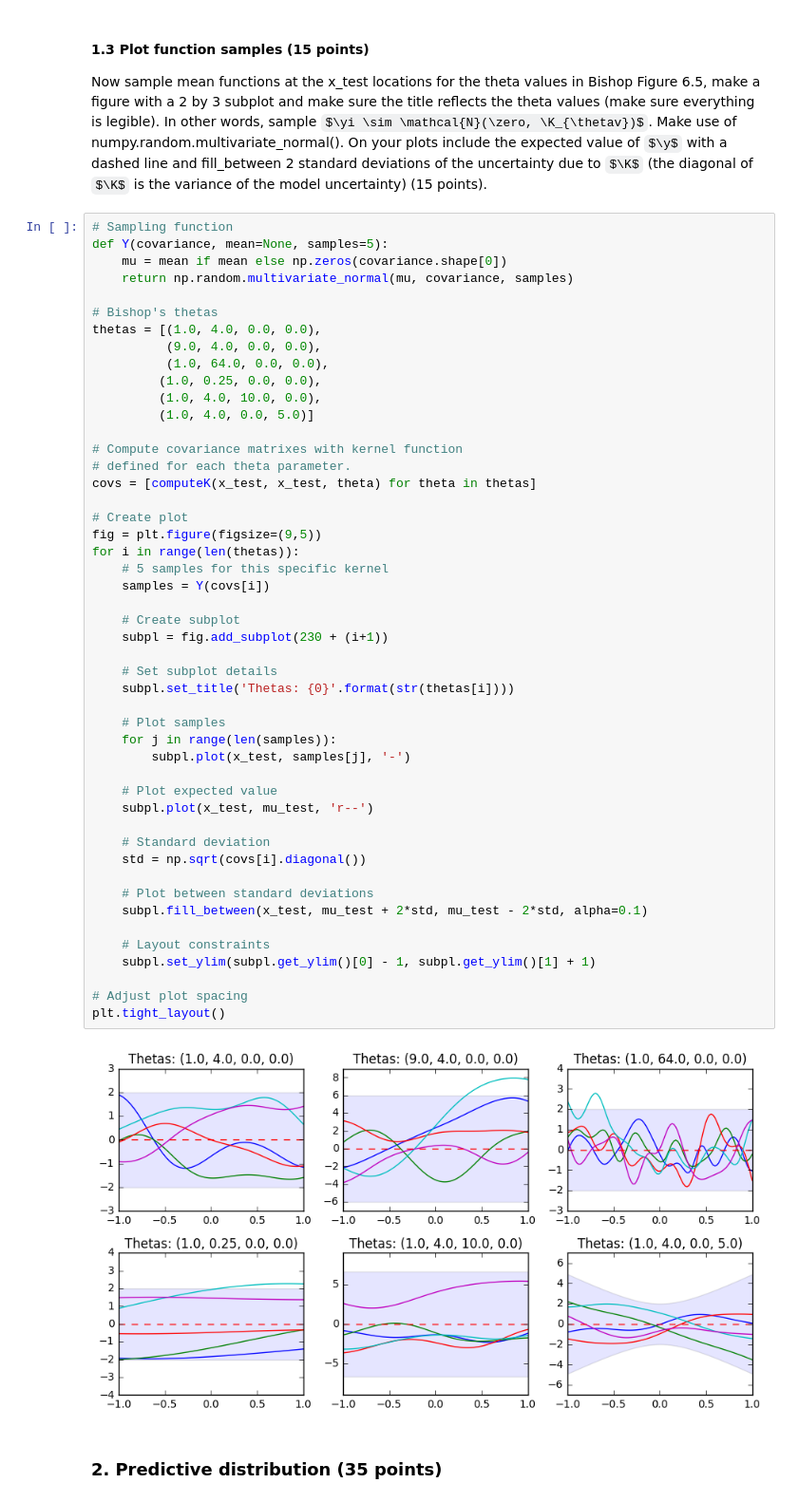
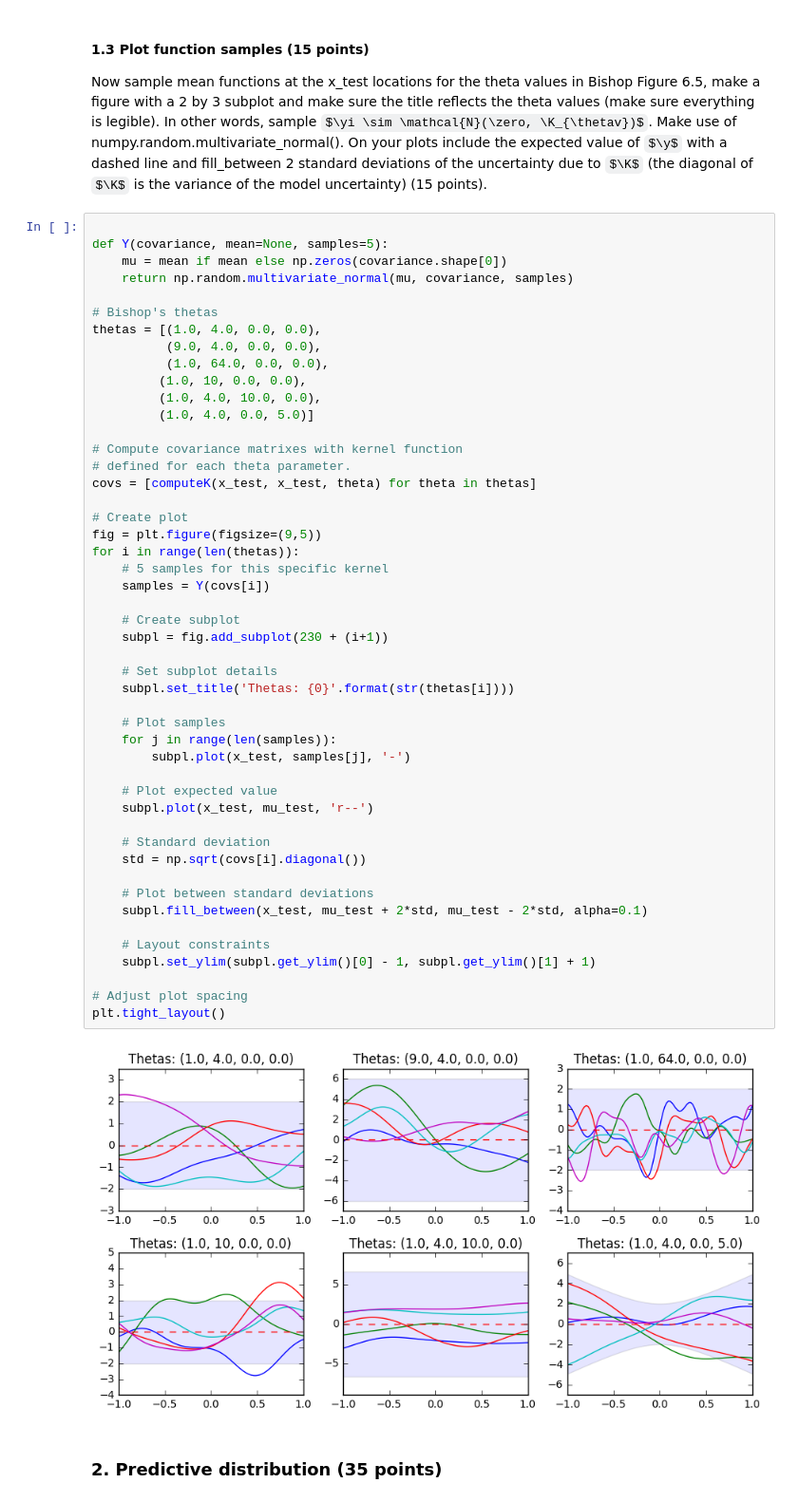
Before and after one commit to Vasileios-Charatsidis/machine_learning_1_labs, a Jupyter notebook: hw3/Lab3_KIANFAR_MIRONENCO.ipynb, the cells around one changed output. Shown at 95% size. Saved outputs shown, nothing was run; the diff lists cells and outputs as text; some formulas as TeX source.

```diff
--- a/hw3/Lab3_KIANFAR_MIRONENCO.ipynb
+++ b/hw3/Lab3_KIANFAR_MIRONENCO.ipynb
@@ -116,7 +116,7 @@ def computeK(X1, X2, thetas):
 #### 1.3 Plot function samples (15 points)
 Now sample mean functions at the x_test locations for the theta values in Bishop Figure 6.5, make a figure with a 2 by 3 subplot and make sure the title reflects the theta values (make sure everything is legible).  In other words, sample $\yi \sim \mathcal{N}(\zero, \K_{\thetav})$.  Make use of numpy.random.multivariate_normal().  On your plots include the expected value of $\y$ with a dashed line and fill_between 2 standard deviations of the uncertainty due to $\K$ (the diagonal of $\K$ is the variance of the model uncertainty) (15 points).
 # %%
-# Sampling function
+
 def Y(covariance, mean=None, samples=5):
     mu = mean if mean else np.zeros(covariance.shape[0])
     return np.random.multivariate_normal(mu, covariance, samples)
@@ -125,7 +125,7 @@ def Y(covariance, mean=None, samples=5):
 thetas = [(1.0, 4.0, 0.0, 0.0),
           (9.0, 4.0, 0.0, 0.0),
           (1.0, 64.0, 0.0, 0.0),
-         (1.0, 0.25, 0.0, 0.0),
+         (1.0, 10, 0.0, 0.0),
          (1.0, 4.0, 10.0, 0.0),
          (1.0, 4.0, 0.0, 5.0)]
 
@@ -137,34 +137,34 @@ covs = [computeK(x_test, x_test, theta) for theta in thetas]
 fig = plt.figure(figsize=(9,5))
 for i in range(len(thetas)):
     # 5 samples for this specific kernel
     samples = Y(covs[i])
 
     # Create subplot
     subpl = fig.add_subplot(230 + (i+1))
 
     # Set subplot details
     subpl.set_title('Thetas: {0}'.format(str(thetas[i])))
 
     # Plot samples
     for j in range(len(samples)):
         subpl.plot(x_test, samples[j], '-')
 
     # Plot expected value
     subpl.plot(x_test, mu_test, 'r--')
 
     # Standard deviation
     std = np.sqrt(covs[i].diagonal())
 
     # Plot between standard deviations
     subpl.fill_between(x_test, mu_test + 2*std, mu_test - 2*std, alpha=0.1)
 
     # Layout constraints
     subpl.set_ylim(subpl.get_ylim()[0] - 1, subpl.get_ylim()[1] + 1)
 
 # Adjust plot spacing
 plt.tight_layout()
 # %% [output]
-[figure, old version]
+[figure, new version]
 # %% [markdown]
 ### 2. Predictive distribution (35 points)
 # %% [markdown]
```
Also changed, not shown: parts of 7 cells of this notebook, 1 other file.
